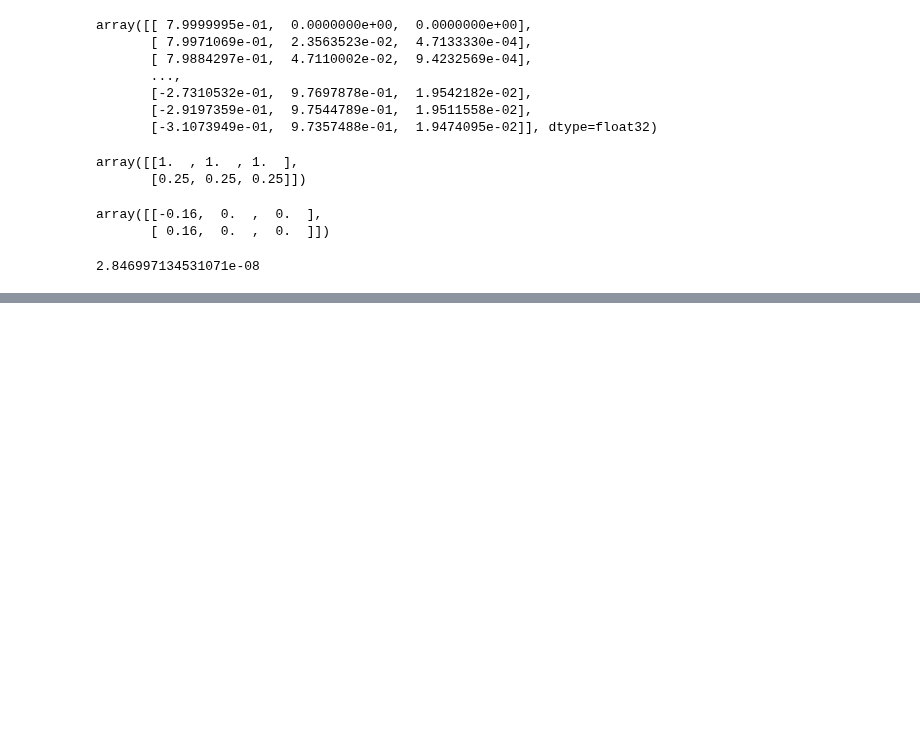
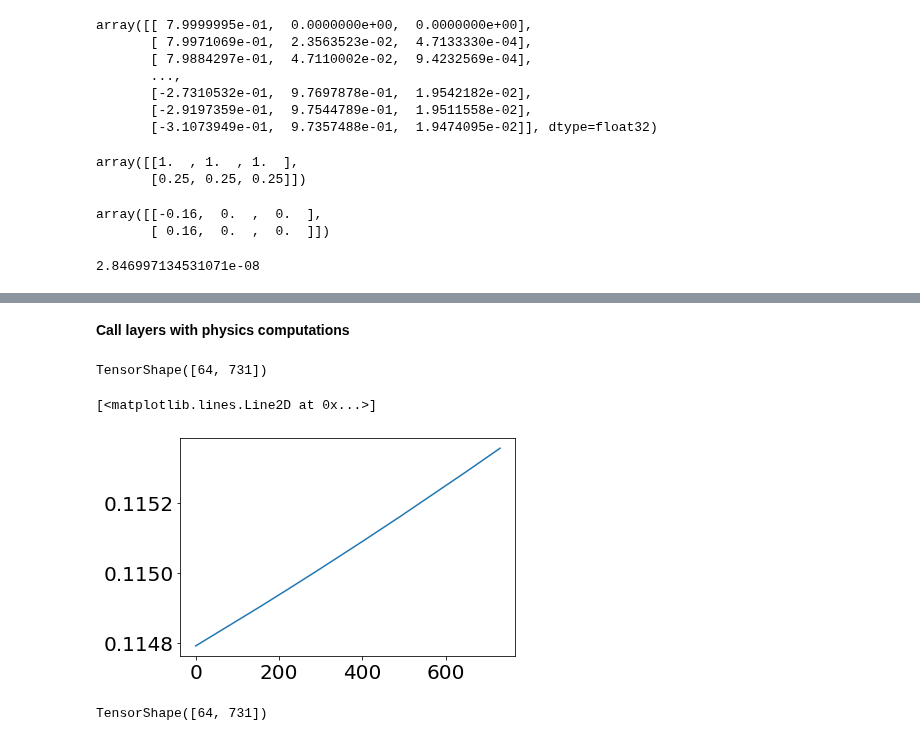
Before and after one commit to memanuel/IACS-n-body, a Jupyter notebook: src/two-body.ipynb, the cells around one changed output, grey strips where cells are left out. Cells and saved outputs as stored; diff of their text form; code cells hidden in the pictures; blank space fills up the shorter version.

Commit message:
G2B / physics layers, make_<x>_model_g2b

```diff
--- a/src/two-body.ipynb
+++ b/src/two-body.ipynb
@@ -194,4 +197,4 @@ n_years = 2
 batch_size = 64
 # %%
 # Create DataSet objects for toy size problem - binary type orbits
-# ds_small_trn, ds_small_val, ds_small_tst = make_datasets_binary(n_traj=n_traj, vt_split=vt_split, n_years=n_years)
+ds_small_trn, ds_small_val, ds_small_tst = make_datasets_binary(n_traj=n_traj, vt_split=vt_split, n_years=n_years)
@@ -460,0 +467,34 @@ array([0.        , 0.02886722, 0.05772643, 0.08656962, 0.11538884,
+# %%
+# Example batch
+batch_in, batch_out = list(ds_small_trn.take(1))[0]
+print('Input field names: ', list(batch_in.keys()))
+print('Output field names:', list(batch_out.keys()))
+
+t = batch_in['t']
+q0 = batch_in['q0']
+v0 = batch_in['v0']
+m = batch_in['m']
+
+q = batch_out['q']
+v = batch_out['v']
+a = batch_out['a']
+q0_rec = batch_out['q0_rec']
+v0_rec = batch_out['v0_rec']
+H = batch_out['H']
+P = batch_out['P']
+L = batch_out['L']
+
+print(f'\nExample batch sizes:')
+print(f't  = {t.shape}')
+print(f'q0 = {q0.shape}')
+print(f'v0 = {v0.shape}')
+print(f'm  = {m.shape}')
+
+print(f'q  = {q.shape}')
+print(f'v  = {v.shape}')
+print(f'a  = {a.shape}')
+# print(f'q0_rec = {q0_rec.shape}')
+# print(f'v0_rec = {v0_rec.shape}')
+print(f'H  = {H.shape}')
+print(f'P  = {P.shape}')
+print(f'L  = {L.shape}')
@@ -460,0 +536,17 @@ array([0.        , 0.02886722, 0.05772643, 0.08656962, 0.11538884,
+# %% [markdown]
+**Call layers with physics computations**
+# %%
+T = KineticEnergy_G2B()([m, v])
+T.shape
+# %% [output]
+TensorShape([64, 731])
+# %%
+plt.plot(T[0,:])
+# %% [output]
+[<matplotlib.lines.Line2D at 0x...>]
+[figure, added]
+# %%
+U = PotentialEnergy_G2B()([m, q])
+U.shape
+# %% [output]
+TensorShape([64, 731])
```
Also changed, not shown: parts of 20 cells of this notebook, 2 other files.
